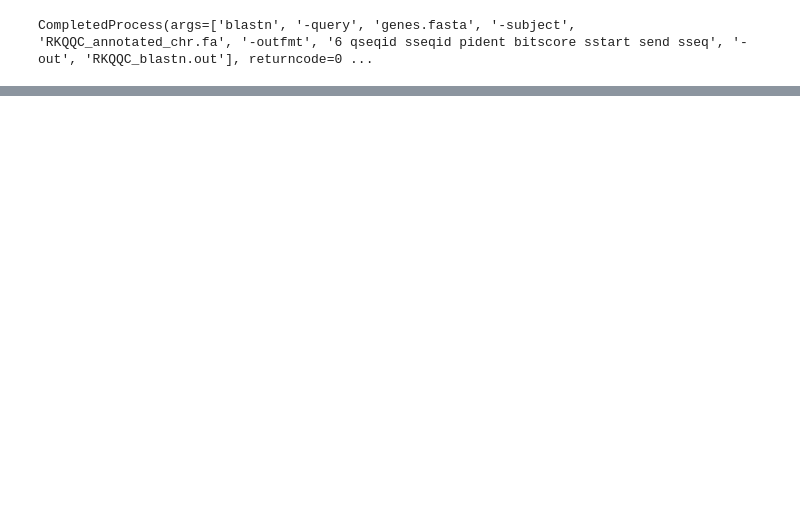
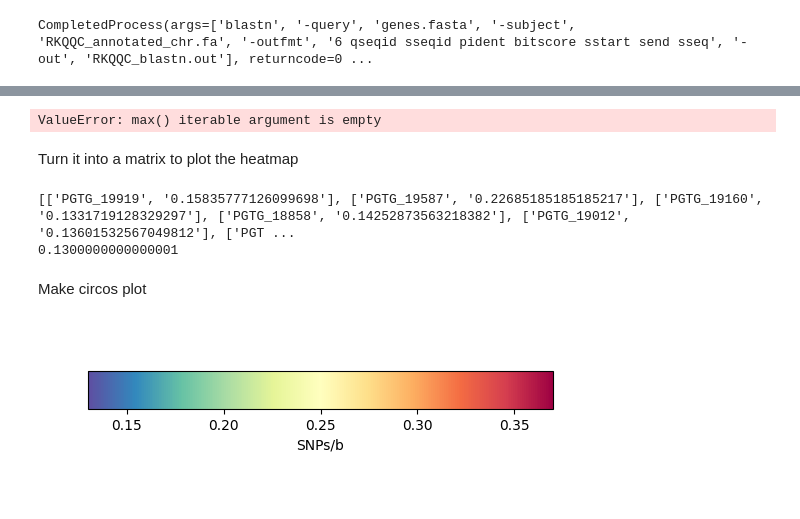
Before and after one commit to 502107/Bioinformatics_Py-Scripts, a Jupyter notebook: Circosplt-Map_contig_to_chrom/blast_gbff_plot_genes_in_chr.ipynb, the cells around one changed output, grey strips where cells are left out. Cells and saved outputs as stored; diff of their text form; code cells hidden in the pictures; blank space fills up the shorter version.

```diff
--- a/Circosplt-Map_contig_to_chrom/blast_gbff_plot_genes_in_chr.ipynb
+++ b/Circosplt-Map_contig_to_chrom/blast_gbff_plot_genes_in_chr.ipynb
@@ -40,8 +44,57 @@ with open(blastout, 'r') as f:
+# %%
+tree_out = 'sampled_cds_old.csv'
+
+with open(tree_out, 'r') as f:
+    for line in f:
+        line = line.strip().split(',')
+        gene,snp_pb = line[8], line[11]
+        if (gene in gene_dict) and (snp_pb not in gene_dict[gene]):
+            gene_dict[gene] = gene_dict[gene] + (float(snp_pb),)
+        else:
+            continue
+# %% [output]
+ValueError: max() iterable argument is empty
+# %% [markdown]
+Turn it into a matrix to plot the heatmap
+# %%
+
+snp_matrix = []
+for gene, (chrom, start, end, snp) in gene_dict.items():
+    if gene not in snp_matrix:
+        snp_matrix.append([gene, snp])
+
+print(snp_matrix)
+print(min([x[1] for x in snp_matrix]))
+# %% [output]
+[['PGTG_19919', '0.15835777126099698'], ['PGTG_19587', '0.22685185185185217'], ['PGTG_19160', '0.1331719128329297'], ['PGTG_18858', '0.14252873563218382'], ['PGTG_19012', '0.13601532567049812'], ['PGT ...
+0.1300000000000001
+# %% [markdown]
+Make circos plot
 # %%
 # %pip install pycirclize
 from pycirclize import Circos
 from pycirclize.parser import Genbank
 gbk = Genbank(subj)
+# %%
+import matplotlib.pyplot as plt
+import matplotlib.colors as mcolors
+import matplotlib.colorbar as mcolorbar
+
+spectral = plt.get_cmap('Spectral', 256)
+spectral = spectral.reversed()
+norm = mcolors.Normalize(vmin=min([x[1] for x in snp_matrix]), vmax=max([x[1] for x in snp_matrix]))
+
+fig, ax = plt.subplots(figsize=(6, 1))
+fig.subplots_adjust(bottom=0.5)
+
+cmap = spectral
+cb = mcolorbar.ColorbarBase(ax, cmap=cmap, norm=norm, orientation='horizontal')
+
+cb.set_label('SNPs/b')
+
+plt.savefig('RKQQC_legend_heatmap.pdf')
+# %% [output]
+[figure, added]
 # %%
 
 chr_sectors = {feature.qualifiers['chromosome'][0]: len(record.seq) for record in gbk.records for feature in record.features if 'chromosome' in feature.qualifiers}
```
Also changed, not shown: parts of 4 cells of this notebook.
